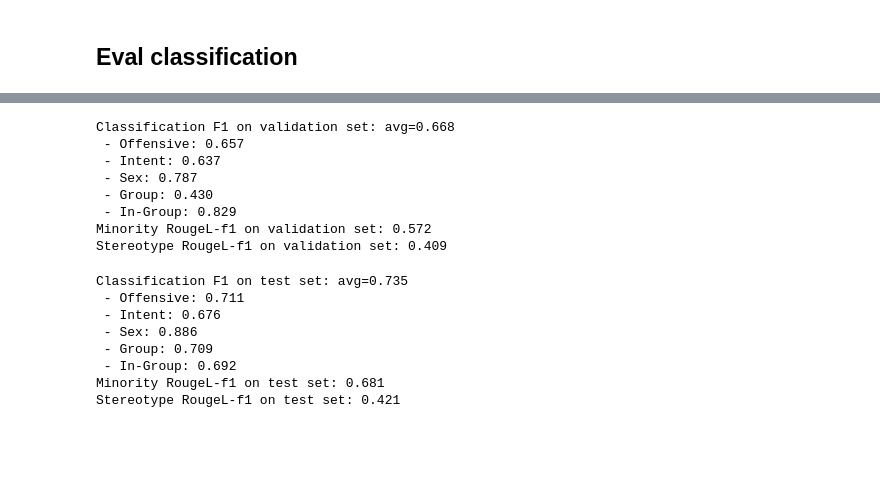
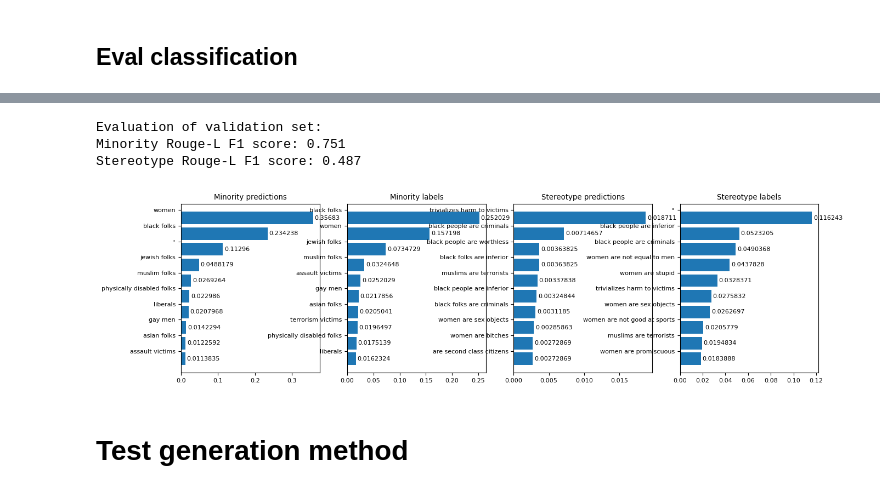
Before and after one commit to matteoperiani2/social_bias_framework, a Jupyter notebook: test_models.ipynb, the cells around one changed output, grey strips where cells are left out. Drawn from its saved outputs; the diff is of its cells as text; code cells hidden in the pictures; blank space fills up the shorter version.

```diff
--- a/test_models.ipynb
+++ b/test_models.ipynb
@@ -86,36 +106,33 @@ Stereotype RougeL-f1 on validation set: 0.410
-# %%
-split = "validation"
-data = pd.read_pickle(CONFIG.dataset.val_data_agg).to_numpy()[:1000]
-dataset = SBICDataset(data, tokenizer, is_training=False)
-dataloader = make_dataloader(dataset, model, tokenizer, CONFIG.hp, split="validation")
-
-val_res = evaluate(model, tokenizer, dataloader, CONFIG.hp)
-
-print_evaluation_results(split=split, res=val_res)
-# %% [output]
-Classification F1 on validation set: avg=0.668
- - Offensive: 0.657
- - Intent: 0.637
- - Sex: 0.787
- - Group: 0.430
- - In-Group: 0.829
-Minority RougeL-f1 on validation set: 0.572
-Stereotype RougeL-f1 on validation set: 0.409
-# %%
-split = "test"
-data = pd.read_pickle(CONFIG.dataset.test_data_agg).to_numpy()[:100]
-dataset = SBICDataset(data, tokenizer, is_training=False)
-dataloader = make_dataloader(dataset, model, tokenizer, CONFIG.hp, split="validation")
-
-test_res = evaluate(model, tokenizer, dataloader, CONFIG.hp)
-
-print_evaluation_results(split=split, res=test_res)
-# %% [output]
-Classification F1 on test set: avg=0.735
- - Offensive: 0.711
- - Intent: 0.676
- - Sex: 0.886
- - Group: 0.709
- - In-Group: 0.692
-Minority RougeL-f1 on test set: 0.681
-Stereotype RougeL-f1 on test set: 0.421
+# %%
+def evaluate_model_generation(model_name, data_splits, show_dist=True):
+    for split in data_splits:
+        print(f'Evaluation of {split} set:')
+        df_preds = pd.read_pickle(f'data/predictions/{split}/{model_name}.pkl')
+
+        f1_minorities = evaluate_generation(df_preds['minority_labels'], df_preds['minority_preds'])
+        f1_stereotypes = evaluate_generation(df_preds['stereotype_labels'], df_preds['stereotype_preds'])
+
+        # CHECK WHY IN STEREOTYPE THERE IS ''
+        print_generations_results(
+            f1_minorities,
+            f1_stereotypes,
+            df_preds['minority_labels'],
+            df_preds['minority_preds'],
+            df_preds['stereotype_labels'],
+            df_preds['stereotype_preds'],
+            show_dist=show_dist
+        )
+
+        # print(df_preds['stereotype_labels'][df_preds['stereotype_labels'].apply(lambda c: len(c)>0)])
+# %%
+model_name = 'gpt2'
+splits = ['validation']
+
+evaluate_model_generation(model_name, splits)
+# %% [output]
+Evaluation of validation set:
+Minority Rouge-L F1 score: 0.751
+Stereotype Rouge-L F1 score: 0.487
+[figure, added]
+# %% [markdown]
+# Test generation method
```
Also changed, not shown: parts of 23 cells of this notebook, 12 other files.
